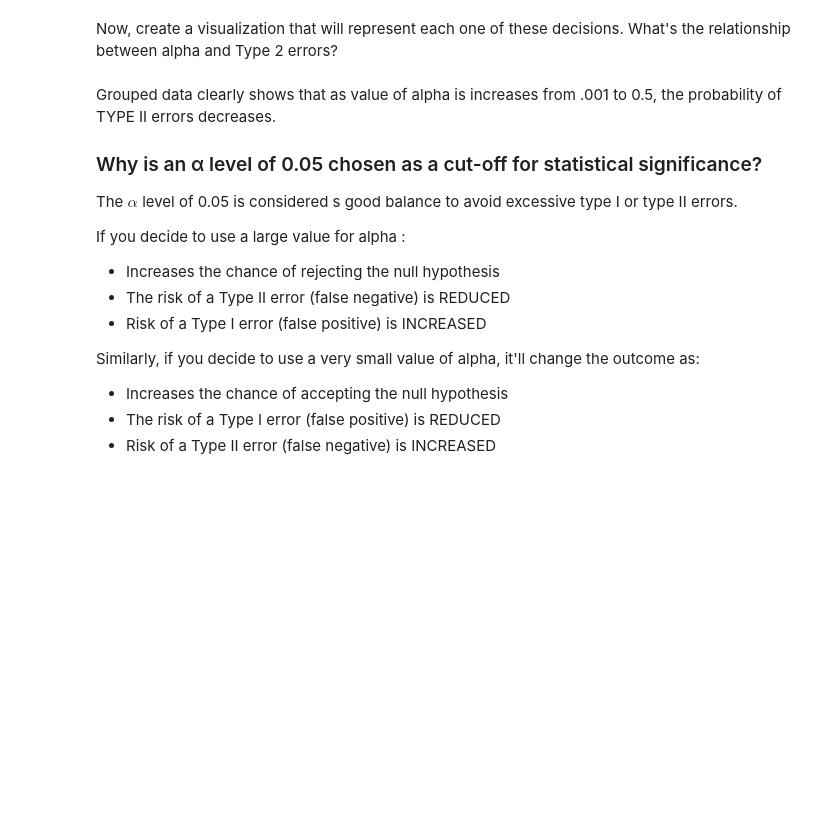
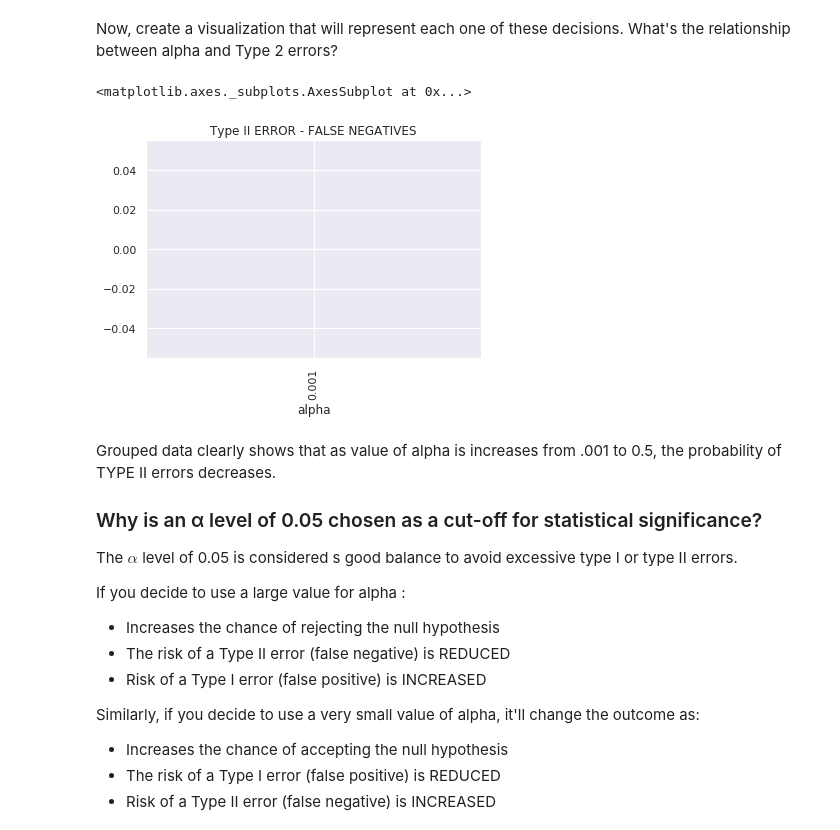
Before and after one commit to johnmarkdaniels/dsc-type-1-and-2-error-lab-dc-ds-career-042219, a Jupyter notebook: index.ipynb, the cells around one changed output. Drawn from its saved outputs; the diff is of its cells as text; code cells hidden in the pictures; blank space fills up the shorter version.

```diff
--- a/index.ipynb
+++ b/index.ipynb
@@ -269,14 +269,17 @@ def type_2_error(population, population_2, num_tests, alpha_set):
 # %% [markdown]
 Now, create a visualization that will represent each one of these decisions. What's the relationship between alpha and Type 2 errors?
 # %%
-pop = None
-pop2 = None
-num_tests = None
-alpha_set = None
+pop = np.random.normal(100, 20, 1000)
+pop2 = np.random.normal(110, 20, 1000)
+num_tests = 1000
+alpha_set = [0.001, 0.01, 0.05, 0.1, 0.2, 0.5]
 sig_tests_2 = type_2_error(pop,pop2,num_tests,alpha_set)
 
 group_error2 = sig_tests_2.groupby('alpha')['type_2_error'].sum()
 group_error2.plot.bar(title = "Type II ERROR - FALSE NEGATIVES")
+# %% [output]
+<matplotlib.axes._subplots.AxesSubplot at 0x...>
+[figure, added]
 # %% [markdown]
 Grouped data clearly shows that as value of alpha is increases from .001 to 0.5, the probability of TYPE II errors decreases.
 
```
